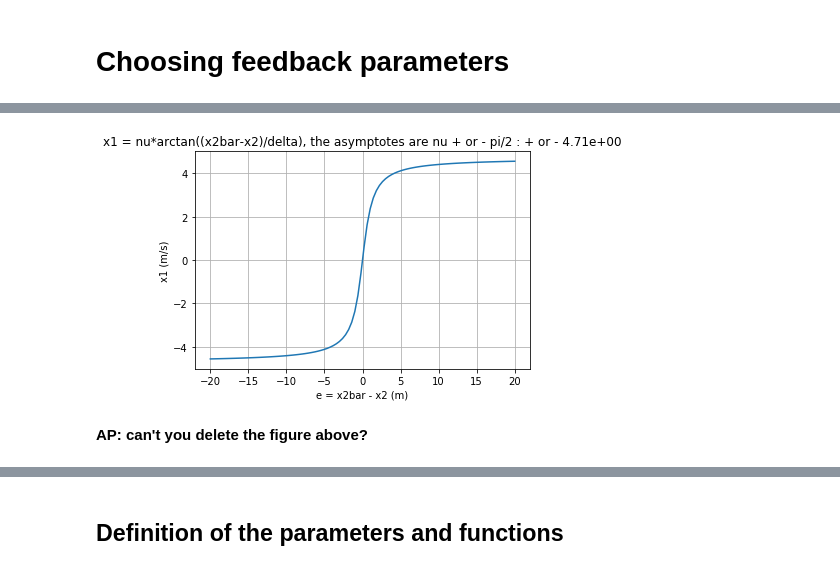
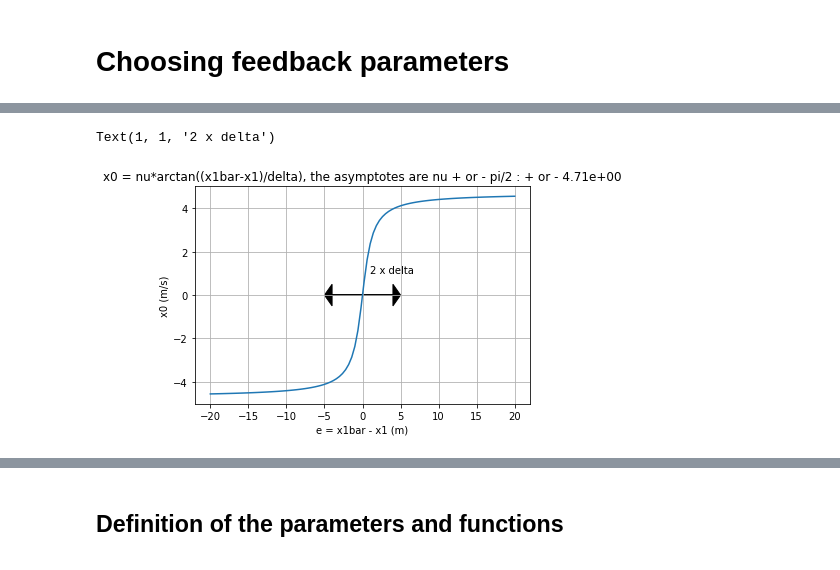
Before and after one commit to houdeval/cognac_regulation, a Jupyter notebook: feedback_parameters_theory.ipynb, the cells around one changed output, grey strips where cells are left out. Drawn from its saved outputs; the diff is of its cells as text; code cells hidden in the pictures.

```diff
--- a/feedback_parameters_theory.ipynb
+++ b/feedback_parameters_theory.ipynb
@@ -105,23 +114,26 @@ In short: $\nu*\pi/2$ must correspond to the maximum velocity that can be reache
 # %%
 %matplotlib inline
 #%matplotlib notebook
 import matplotlib.pyplot as plt
 import numpy as np
+import pandas as pd
 
-def x_1(e,nu):
-    # e is x2bar - x2
+def x_0(e,nu):
+    # e is x1bar - x1
     delta = 1
     return nu * np.arctan(e/delta)
 
 e = np.linspace(-20,20,100)
 nu = 3
 fig, ax = plt.subplots()
-ax.plot(e, x_1(e,nu))
-ax.set_xlabel('e = x2bar - x2 (m)')
-ax.set_ylabel('x1 (m/s)')
-ax.set_title('x1 = nu*arctan((x2bar-x2)/delta), the asymptotes are nu + or - pi/2 : + or - {:.2e}'.format(nu*np.pi/2))
+ax.plot(e, x_0(e,nu))
+ax.set_xlabel('e = x1bar - x1 (m)')
+ax.set_ylabel('x0 (m/s)')
+ax.set_title('x0 = nu*arctan((x1bar-x1)/delta), the asymptotes are nu + or - pi/2 : + or - {:.2e}'.format(nu*np.pi/2))
 ax.grid()
+ax.arrow(-4,0,8,0,head_width=1, head_length=1, fc='k', ec='k', label = 'delta')
+ax.arrow(4,0,-8,0,head_width=1, head_length=1, fc='k', ec='k')
+ax.text(1,1,"2 x delta")
 # %% [output]
+Text(1, 1, '2 x delta')
-[figure, old version]
+[figure, new version]
-# %% [markdown]
-**AP: can't you delete the figure above?**
```
Also changed, not shown: parts of 12 cells of this notebook, 3 other files.
